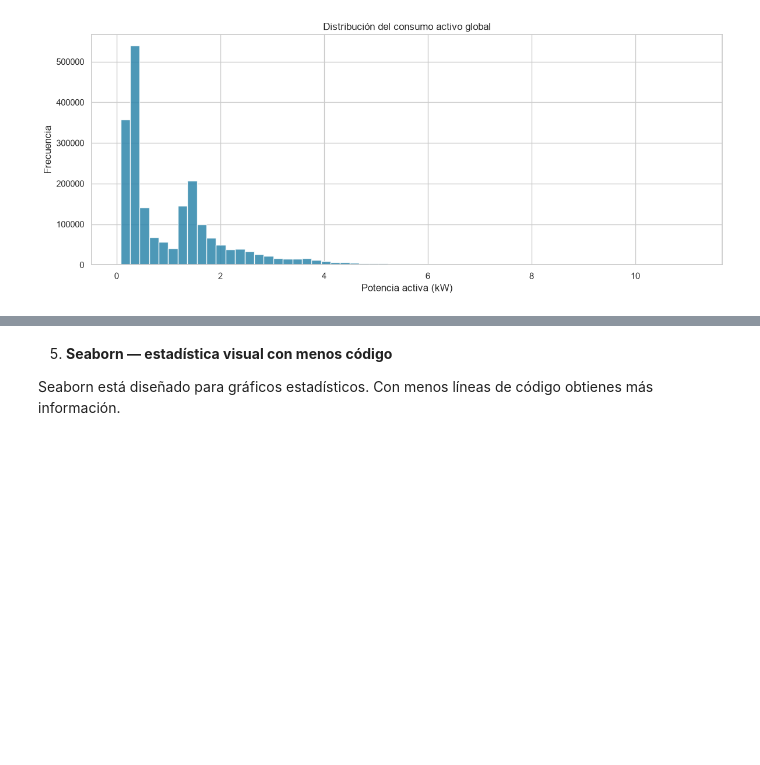
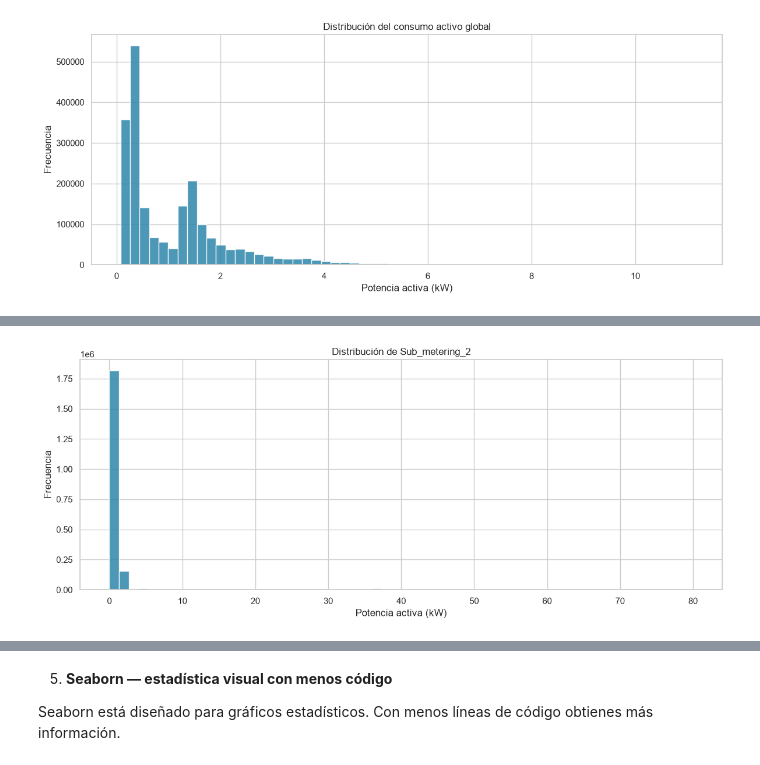
Before and after one commit to CristhianTechAIHub/ml-journey, a Jupyter notebook: leccion-02/leccion-02.ipynb, the cells around one changed output, grey strips where cells are left out. Drawn from its saved outputs; the diff is of its cells as text; code cells hidden in the pictures; blank space fills up the shorter version.

```diff
--- a/leccion-02/leccion-02.ipynb
+++ b/leccion-02/leccion-02.ipynb
@@ -132,0 +159,12 @@ plt.show()
+# %%
+# Gráfico 2 — Distribución del consumo (histograma)
+fig, ax = plt.subplots()
+ax.hist(df['Sub_metering_2'].dropna(),
+        bins=60, color='#2E86AB', edgecolor='white', alpha=0.85)
+ax.set_title('Distribución de Sub_metering_2')
+ax.set_xlabel('Potencia activa (kW)')
+ax.set_ylabel('Frecuencia')
+plt.tight_layout()
+plt.show()
+# %% [output]
+[figure, added]
```
Also changed, not shown: parts of 5 cells of this notebook, 5 other files.
